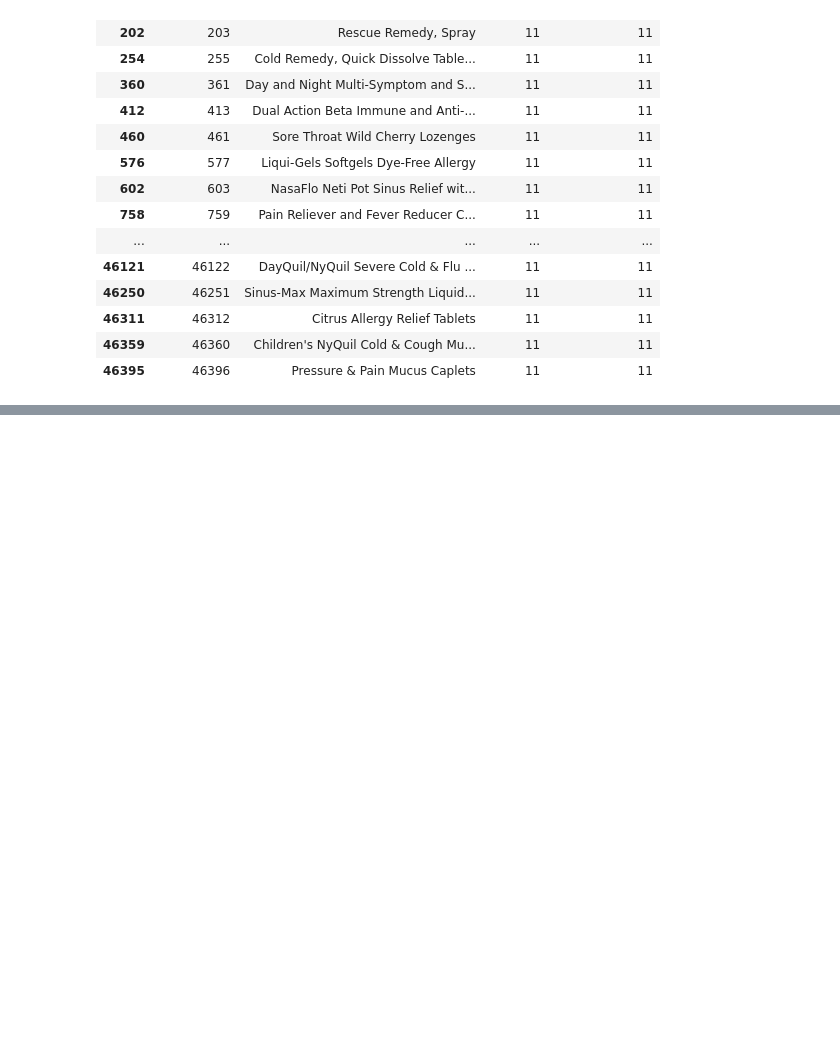
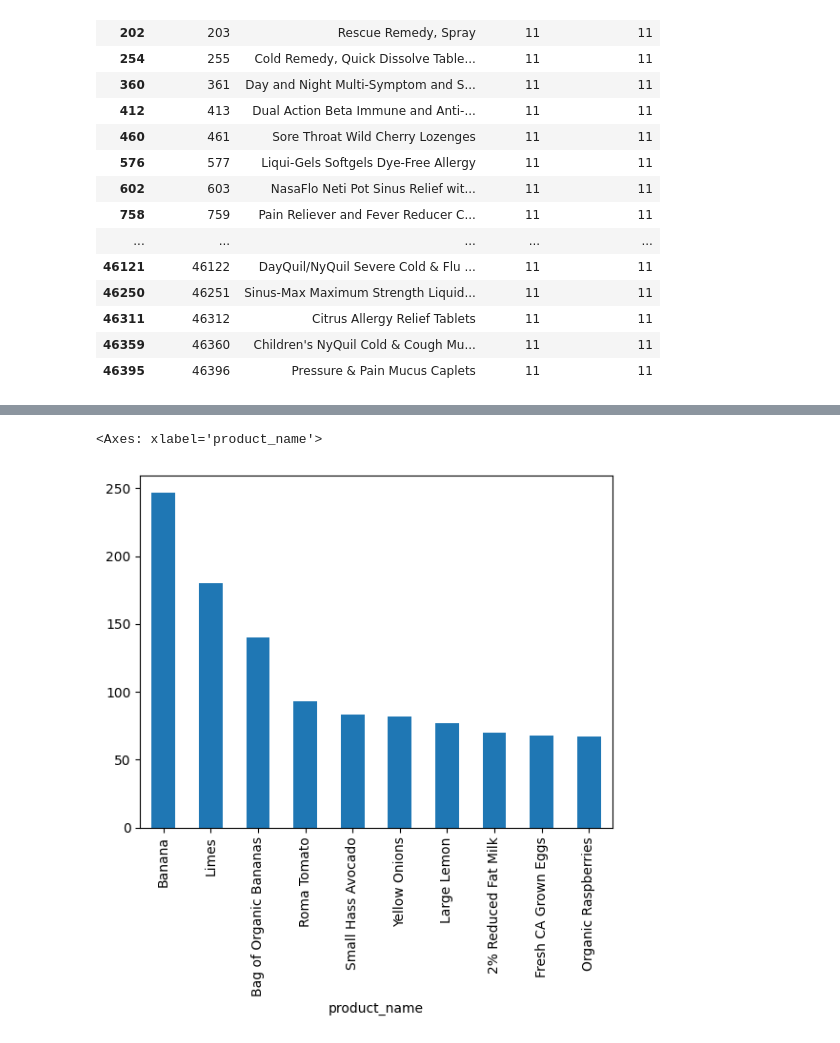
Before and after one commit to PorfirioTavira/comp541Proj, a Jupyter notebook: 541_Project.ipynb, the cells around one changed output, grey strips where cells are left out. Cells and saved outputs as stored; diff of their text form; code cells hidden in the pictures; blank space fills up the shorter version.

```diff
--- a/541_Project.ipynb
+++ b/541_Project.ipynb
@@ -336,0 +297,4 @@ display(df_top_100_aisle_11)
+# %%
+df_alcohol_orders_products = df_order_products_depatments_pname[df_order_products_depatments_pname['department_id'] == 5]
+alcohol_orderids = df_alcohol_orders_products['order_id'].unique()
+alcohol_orderids
@@ -336,0 +304,3 @@ display(df_top_100_aisle_11)
+# %%
+df_orders_with_alcohol = df_order_products_depatments_pname[df_order_products_depatments_pname['order_id'].isin(alcohol_orderids)]
+df_orders_with_alcohol
@@ -336,0 +321,3 @@ display(df_top_100_aisle_11)
+# %%
+df_with_alcohol = df_orders_with_alcohol[df_orders_with_alcohol['department_id'] != 5]
+df_with_alcohol
@@ -336,0 +338,4 @@ display(df_top_100_aisle_11)
+# %%
+products_with_al = df_with_alcohol['product_name'].value_counts()
+products_with_al_top = products_with_al.head(10)
+products_with_al_top
@@ -336,0 +355,5 @@ display(df_top_100_aisle_11)
+# %%
+products_with_al_top.plot(kind='bar')
+# %% [output]
+<Axes: xlabel='product_name'>
+[figure, added]
```
Also changed, not shown: parts of 28 cells of this notebook, 2 other files.
